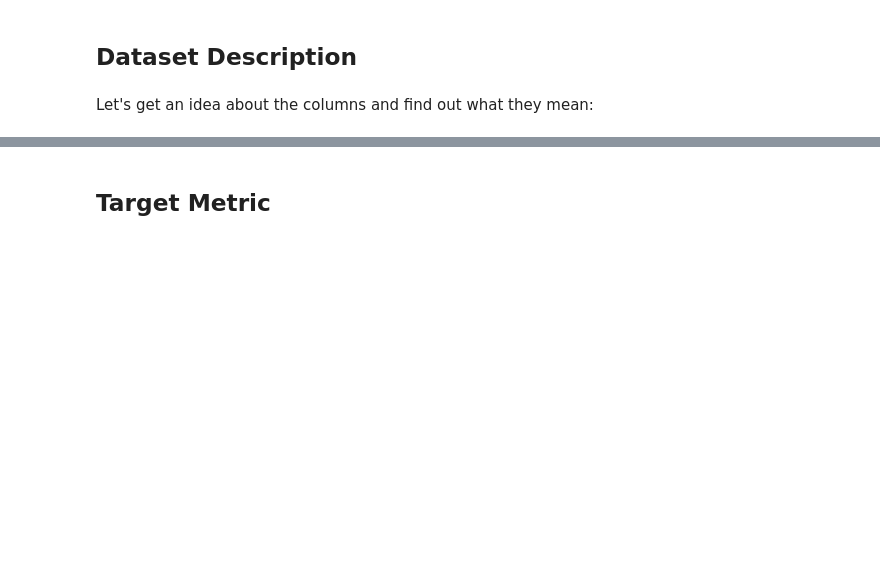
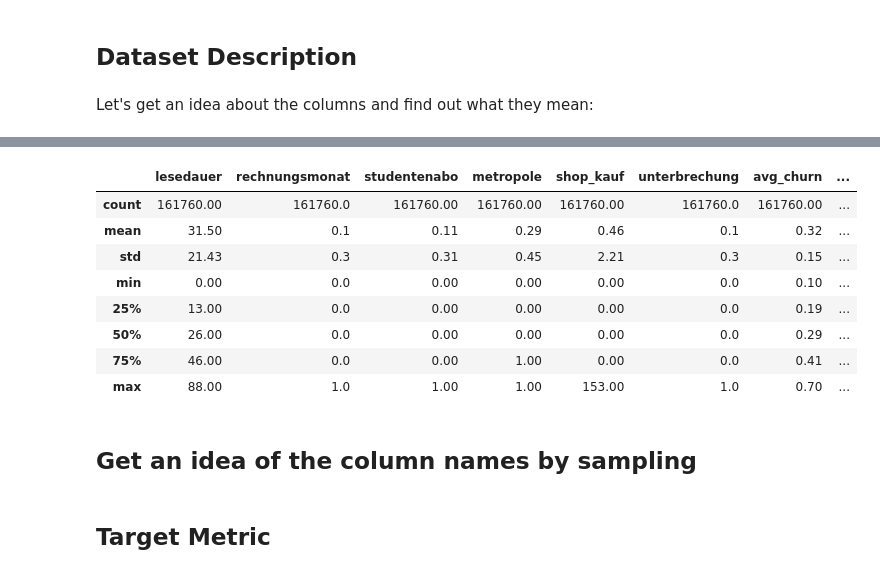
Before and after one commit to jb-ds2020/nf-ds3-capstone-churn-prevention, a Jupyter notebook: Capstone_Zeit.ipynb, the cells around one changed output, grey strips where cells are left out. Cells and saved outputs as stored; diff of their text form; code cells hidden in the pictures; blank space fills up the shorter version.

```diff
--- a/Capstone_Zeit.ipynb
+++ b/Capstone_Zeit.ipynb
@@ -34,7 +34,12 @@ warnings.filterwarnings("ignore")
 
 random_state = 100           # Ensures modeling results can be replicated
 np.random.seed(42)
-pd.set_option('display.max_columns', 500) # Sets maximum columns displayed in tables
+
+# Display Options for pandas
+pd.set_option('display.max_columns', None) # Sets maximum columns displayed in tables
+pd.set_option('display.max_rows', None)
+pd.set_option('display.width', None)
+pd.set_option('display.max_colwidth', -1)
 
 # Variables for plot sizes
 matplotlib.rc('font', size=20)          # controls default text sizes
@@ -77,3 +82,6 @@ from sklearn.preprocessing import StandardScaler
 ## Dataset Description
 # %% [markdown]
 Let's get an idea about the columns and find out what they mean:
+# %%
+df = pd.read_csv('data/f_chtr_churn_traintable_nf.csv')
+df.info()
@@ -79,0 +105,2 @@ Let's get an idea about the columns and find out what they mean:
+# %%
+df.drop("Unnamed: 0", axis=1,inplace=True)
@@ -79,0 +129,14 @@ Let's get an idea about the columns and find out what they mean:
+# %%
+df.describe().round(2)
+# %% [output]
+|  | lesedauer | rechnungsmonat | studentenabo | metropole | shop_kauf | unterbrechung | avg_churn | ... |
+| count | 161760.00 | 161760.0 | 161760.00 | 161760.00 | 161760.00 | 161760.0 | 161760.00 | ... |
+| mean | 31.50 | 0.1 | 0.11 | 0.29 | 0.46 | 0.1 | 0.32 | ... |
+| std | 21.43 | 0.3 | 0.31 | 0.45 | 2.21 | 0.3 | 0.15 | ... |
+| min | 0.00 | 0.0 | 0.00 | 0.00 | 0.00 | 0.0 | 0.10 | ... |
+| 25% | 13.00 | 0.0 | 0.00 | 0.00 | 0.00 | 0.0 | 0.19 | ... |
+| 50% | 26.00 | 0.0 | 0.00 | 0.00 | 0.00 | 0.0 | 0.29 | ... |
+| 75% | 46.00 | 0.0 | 0.00 | 1.00 | 0.00 | 0.0 | 0.41 | ... |
+| max | 88.00 | 1.0 | 1.00 | 1.00 | 153.00 | 1.0 | 0.70 | ... |
+# %% [markdown]
+## Get an idea of the column names by sampling
```
Also changed, not shown: parts of 6 cells of this notebook, 1 other file.
